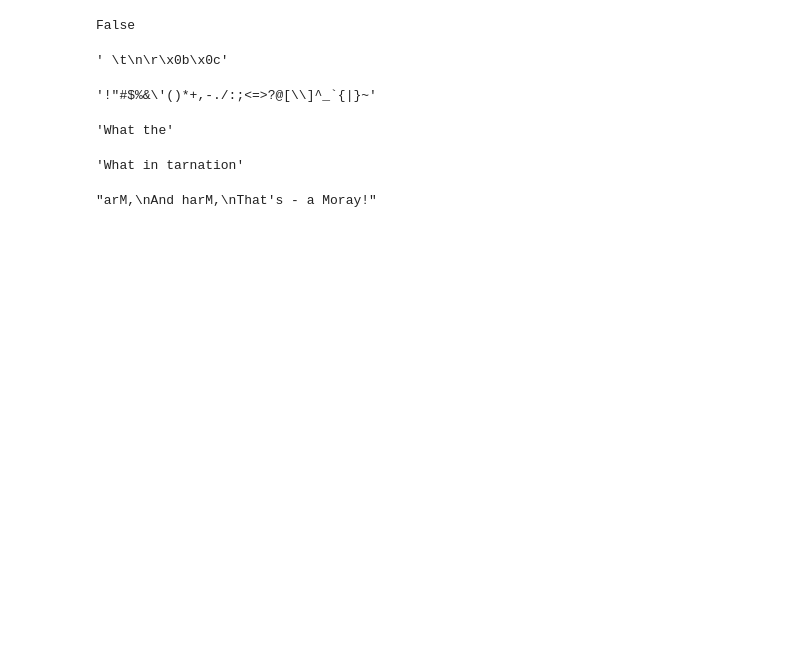
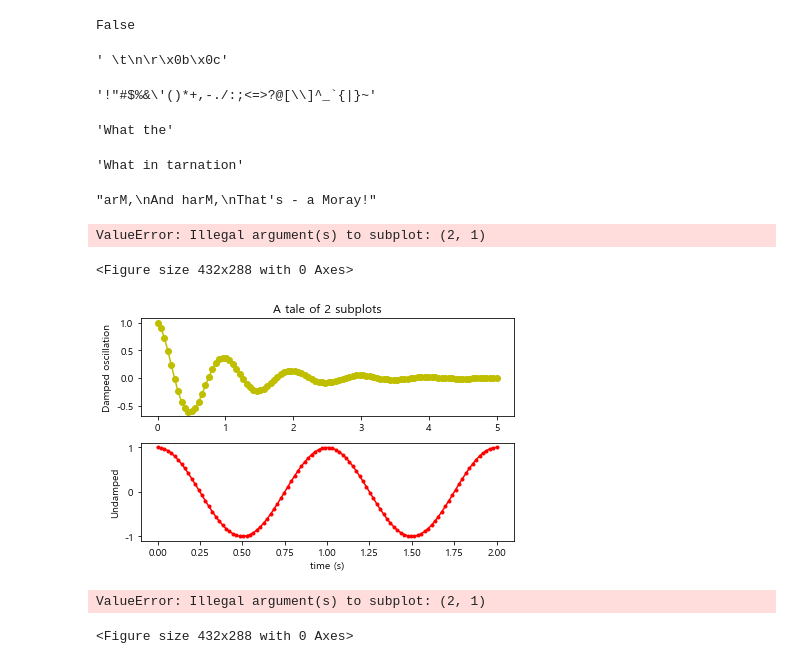
Before and after one commit to EGEG1212/Data-Analysis-2020, a Jupyter notebook: 04.Visual/Untitled.ipynb, the cells around one changed output. Saved outputs shown, nothing was run; the diff lists cells and outputs as text; code cells hidden in the pictures; blank space fills up the shorter version.

```diff
--- a/04.Visual/Untitled.ipynb
+++ b/04.Visual/Untitled.ipynb
@@ -3,3 +10,6 @@ import numpy as np
+# %%
+mpl.rc('font', family='Malgun Gothic') # 한글폰트 설정
+mpl.rc('axes', unicode_minus=False) # 유니코드에서  음수 부호설정
 # %%
 data = np.arange(1, 11)
 data
@@ -97,3 +107,59 @@ song = song.replace(" m", " M")
 song
 # %% [output]
 "arM,\nAnd harM,\nThat's - a Moray!"
+# %%
+x1 = np.linspace(0.0, 5.0, 100) #0~5까지
+
+fig, axes = plt.subplot(2, 1, sharex=True)
+for i in range(2):
+    ax = axes[i] #1차원으로 열이 1개뿐이라
+    y = np.cos(2 * np.pi * x1) * np.exp(-x1) if i==0 else np.cos(2 * np.pi * x2)
+    ylabel = 'Damped oscillation' if i==0 else 'Undamped'
+    ax.plot(x, y)
+    ax.axhline(0)
+    ax.set_ylim(-1,1)         #set_붙어용
+    ax.set_ylabel(ylabel)     #set_붙어용
+    ax.set_xlabel('time (s)') #set_붙어용
+
+plt.show()
+# %% [output]
+ValueError: Illegal argument(s) to subplot: (2, 1)
+<Figure size 432x288 with 0 Axes>
+# %%
+x1 = np.linspace(0.0, 5.0, 100) #0~5까지 디폴트
+x2 = np.linspace(0.0, 2.0, 100)
+y1 = np.cos(2 * np.pi * x1) * np.exp(-x1)
+y2 = np.cos(2 * np.pi * x2)
+
+ax1 = plt.subplot(2, 1, 1) #axes객체를 행2 열1개 첫번째 객체네!
+plt.plot(x1, y1, 'yo-') #옐로우에 -선
+plt.title('A tale of 2 subplots') #전체타이틀
+plt.ylabel('Damped oscillation')
+
+ax2 = plt.subplot(2, 1, 2) #axes객체를 행2 열1개 두번째 객체네!
+plt.plot(x2, y2, 'r.-') #레드에 .쩜
+plt.xlabel('time (s)')
+plt.ylabel('Undamped')
+
+plt.tight_layout()  #살짝 높이가 타이트해짐 ;ㅁ;ㅋㅋ 그래도 있어야 예쁨
+plt.show()
+# %% [output]
+[figure, added]
+# %%
+x1 = np.linspace(0.0, 5.0, 100) #0~5까지
+
+fig, axes = plt.subplot(2, 1, sharex=True)
+for i in range(2):
+    ax = axes[i]       #1차원으로 열이 1개뿐이라
+    y = np.cos(2 * np.pi * x1) * np.exp(-x1) if i==0 else np.cos(2 * np.pi * x1)
+    ylabel = 'Damped oscillation' if i==0 else 'Undamped'
+    ax.plot(x, y)
+    ax.axhline(0)
+    ax.set_ylim(-1,1)         #set_붙음
+    ax.set_ylabel(ylabel)     #set_붙음
+    ax.set_xlabel('time (s)') #set_붙음
+
+plt.show()
+# %% [output]
+ValueError: Illegal argument(s) to subplot: (2, 1)
+<Figure size 432x288 with 0 Axes>
```
Also changed, not shown: parts of 2 cells of this notebook, 5 other files.
